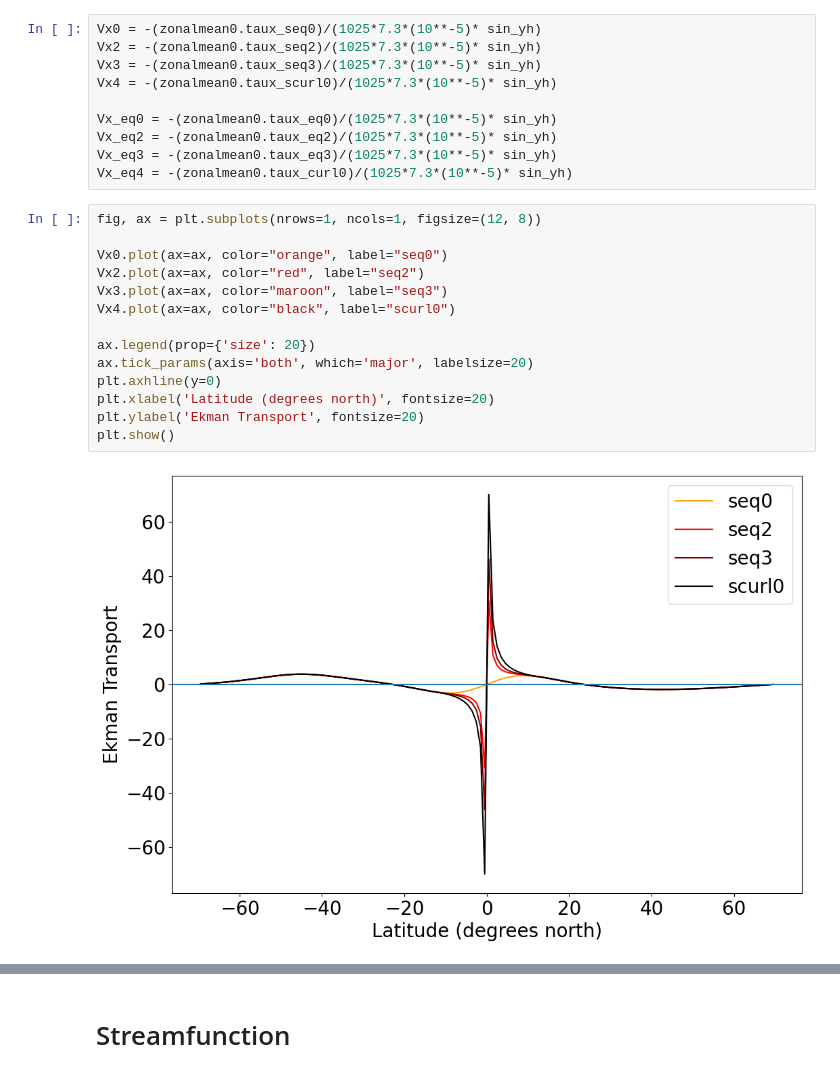
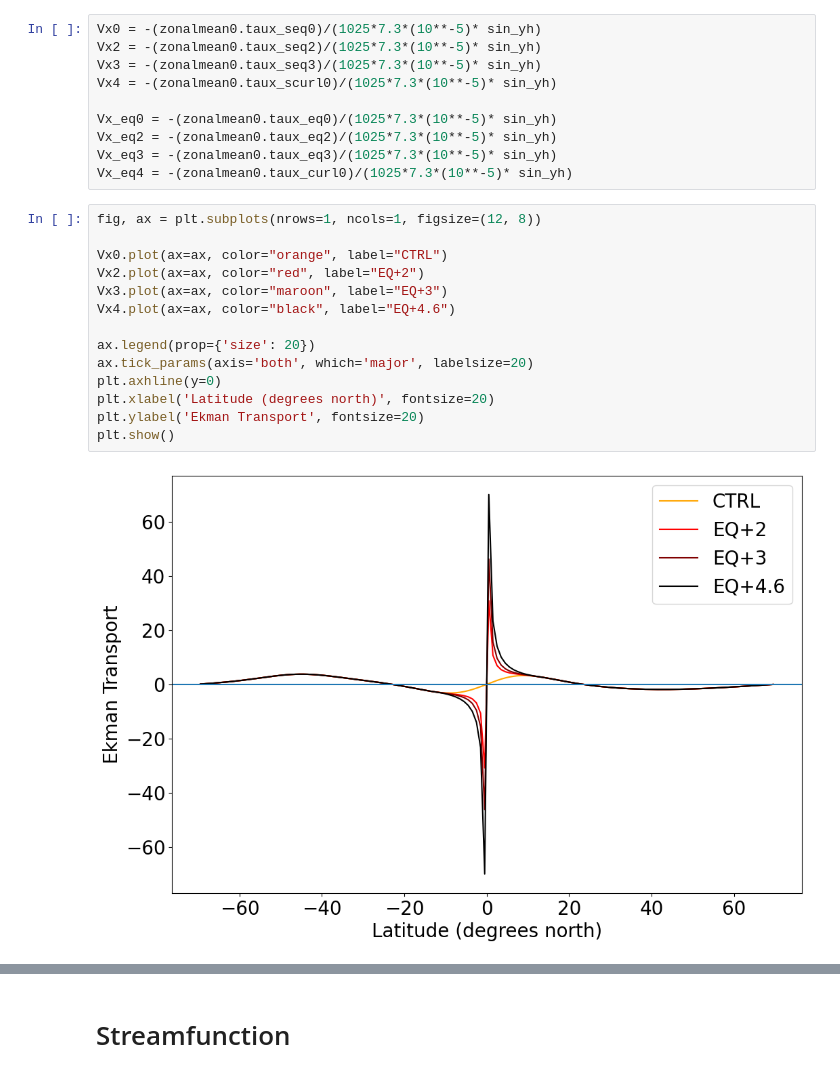
Before and after one commit to Sanjanaa-19/Equatorial_wind, a Jupyter notebook: Ekman.ipynb, the cells around one changed output, grey strips where cells are left out. Drawn from its saved outputs; the diff is of its cells as text.

```diff
--- a/Ekman.ipynb
+++ b/Ekman.ipynb
@@ -40,19 +40,19 @@ Vx_eq4 = -(zonalmean0.taux_curl0)/(1025*7.3*(10**-5)* sin_yh)
 # %%
 fig, ax = plt.subplots(nrows=1, ncols=1, figsize=(12, 8))
 
-Vx0.plot(ax=ax, color="orange", label="seq0")
-Vx2.plot(ax=ax, color="red", label="seq2")
-Vx3.plot(ax=ax, color="maroon", label="seq3")
-Vx4.plot(ax=ax, color="black", label="scurl0")
+Vx0.plot(ax=ax, color="orange", label="CTRL")
+Vx2.plot(ax=ax, color="red", label="EQ+2")
+Vx3.plot(ax=ax, color="maroon", label="EQ+3")
+Vx4.plot(ax=ax, color="black", label="EQ+4.6")
 
 ax.legend(prop={'size': 20})
 ax.tick_params(axis='both', which='major', labelsize=20)
 plt.axhline(y=0)
 plt.xlabel('Latitude (degrees north)', fontsize=20)
 plt.ylabel('Ekman Transport', fontsize=20)
 plt.show()
 # %% [output]
-[figure, old version]
+[figure, new version]
 # %%
 fig, ax = plt.subplots(nrows=1, ncols=1, figsize=(12, 8))
 
```
Also changed, not shown: parts of 7 cells of this notebook, 6 other files.
